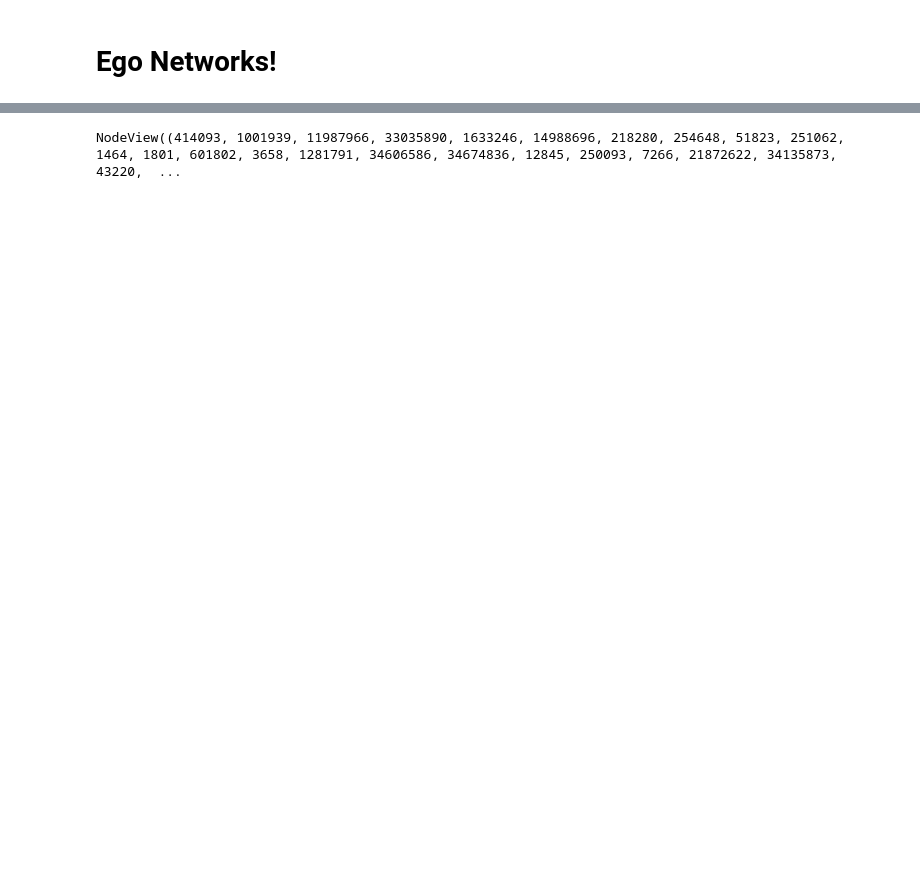
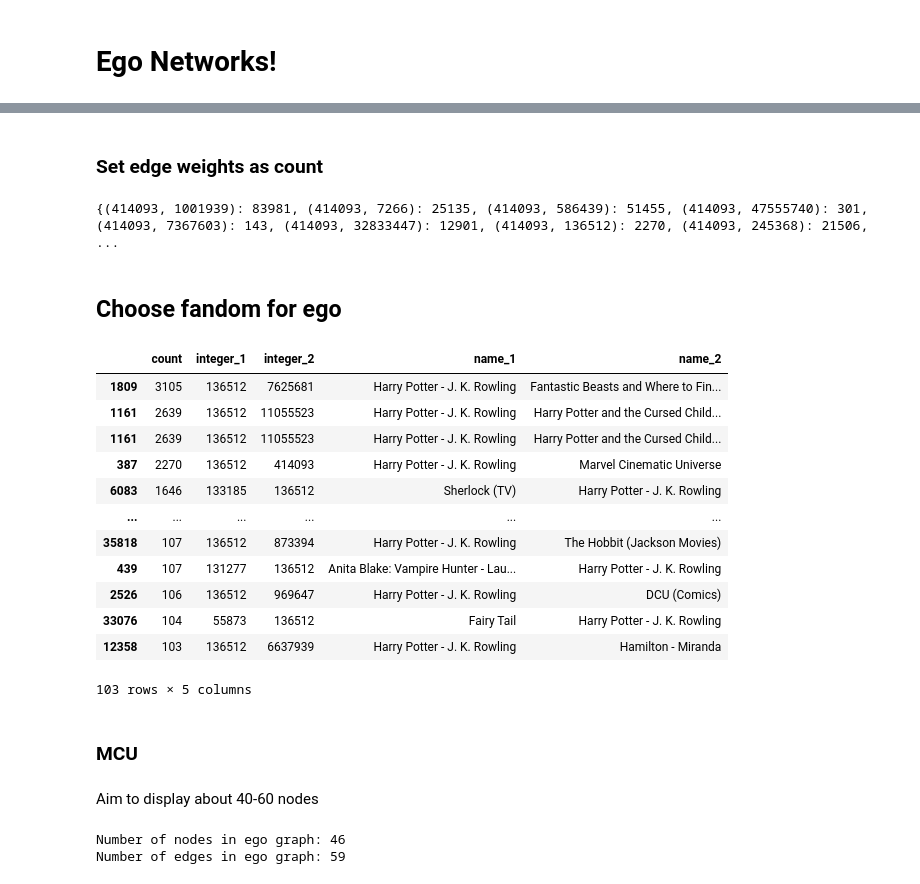
Before and after one commit to joelleneyap/fandomstudies, a Jupyter notebook: fandom_networkx.ipynb, the cells around one changed output, grey strips where cells are left out. Cells and saved outputs as stored; diff of their text form; code cells hidden in the pictures; blank space fills up the shorter version.

```diff
--- a/fandom_networkx.ipynb
+++ b/fandom_networkx.ipynb
@@ -483,0 +488,4 @@ show(plot_top)
+# %%
+# narrow down cos too many nodes rn
+edgelist_df_small = edgelist_df[edgelist_df['count'] > 100]
+len(edgelist_df_small)
@@ -515,4 +516,10 @@ plt.show()
-# %%
-G_all.nodes()
-# %% [output]
-NodeView((414093, 1001939, 11987966, 33035890, 1633246, 14988696, 218280, 254648, 51823, 251062, 1464, 1801, 601802, 3658, 1281791, 34606586, 34674836, 12845, 250093, 7266, 21872622, 34135873, 43220,  ...
+# %% [markdown]
+### Set edge weights as count
+# %%
+nx.set_edge_attributes(G_ego, nx.get_edge_attributes(G_ego, 'count'), 'weight')
+
+# check: Get all weights in the graph
+# weights = nx.get_edge_attributes(G_ego, 'weight')
+# print(weights)
+# %% [output]
+{(414093, 1001939): 83981, (414093, 7266): 25135, (414093, 586439): 51455, (414093, 47555740): 301, (414093, 7367603): 143, (414093, 32833447): 12901, (414093, 136512): 2270, (414093, 245368): 21506,  ...
@@ -518,0 +529,26 @@ NodeView((414093, 1001939, 11987966, 33035890, 1633246, 14988696, 218280, 254648
+# %% [markdown]
+## Choose fandom for ego
+# %%
+# find number
+# Find rows where 'column_name' contains the query substring
+query = "Harry Potter"
+results_1 = edgelist_df_small[edgelist_df_small['name_1'].str.contains(query, case=False, na=False)]
+results_2 = edgelist_df_small[edgelist_df_small['name_2'].str.contains(query, case=False, na=False)]
+results = pd.concat([results_1, results_2], axis=0)
+results.sort_values(by='count', ascending=False)
+# %% [output]
+|  | count | integer_1 | integer_2 | name_1 | name_2 |
+| 1809 | 3105 | 136512 | 7625681 | Harry Potter - J. K. Rowling | Fantastic Beasts and Where to Fin... |
+| 1161 | 2639 | 136512 | 11055523 | Harry Potter - J. K. Rowling | Harry Potter and the Cursed Child... |
+| 1161 | 2639 | 136512 | 11055523 | Harry Potter - J. K. Rowling | Harry Potter and the Cursed Child... |
+| 387 | 2270 | 136512 | 414093 | Harry Potter - J. K. Rowling | Marvel Cinematic Universe |
+| 6083 | 1646 | 133185 | 136512 | Sherlock (TV) | Harry Potter - J. K. Rowling |
+| ... | ... | ... | ... | ... | ... |
+| 35818 | 107 | 136512 | 873394 | Harry Potter - J. K. Rowling | The Hobbit (Jackson Movies) |
+| 439 | 107 | 131277 | 136512 | Anita Blake: Vampire Hunter - Lau... | Harry Potter - J. K. Rowling |
+| 2526 | 106 | 136512 | 969647 | Harry Potter - J. K. Rowling | DCU (Comics) |
+| 33076 | 104 | 55873 | 136512 | Fairy Tail | Harry Potter - J. K. Rowling |
+| 12358 | 103 | 136512 | 6637939 | Harry Potter - J. K. Rowling | Hamilton - Miranda |
+103 rows × 5 columns
+# %% [markdown]
+### MCU
@@ -518,0 +559,9 @@ NodeView((414093, 1001939, 11987966, 33035890, 1633246, 14988696, 218280, 254648
+# %% [markdown]
+Aim to display about 40-60 nodes
+# %%
+# Check the number of nodes and edges
+print(f"Number of nodes in ego graph: {ego_graph.number_of_nodes()}")
+print(f"Number of edges in ego graph: {ego_graph.number_of_edges()}")
+# %% [output]
+Number of nodes in ego graph: 46
+Number of edges in ego graph: 59
```
Also changed, not shown: parts of 18 cells of this notebook.
